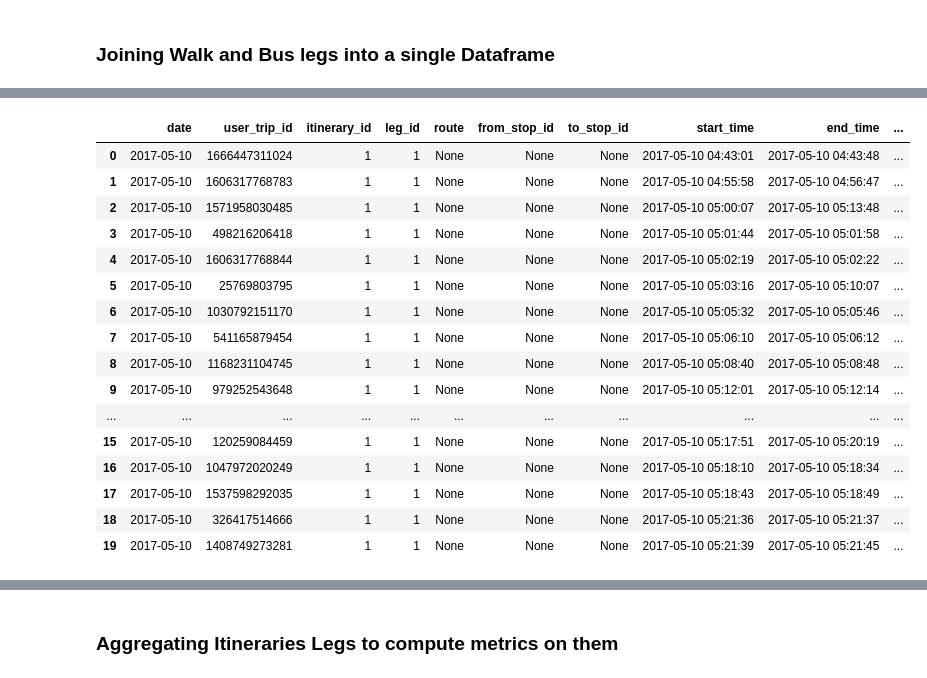
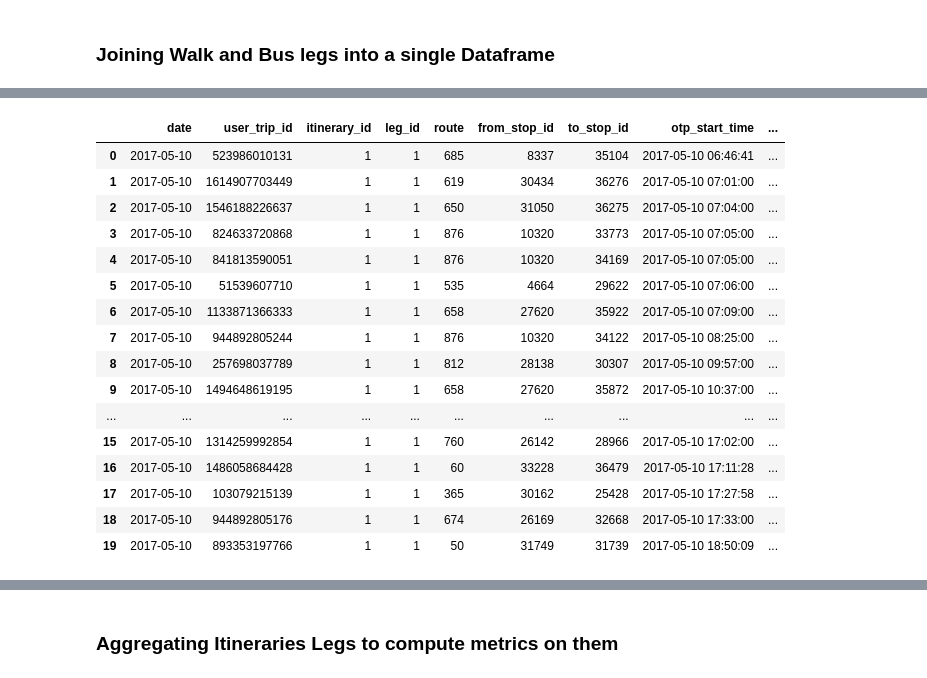
Before and after one commit to tarcisobraz/trips-optimality-exp, a Jupyter notebook: evaluate-trip-optimality-spark.ipynb, the cells around one changed output, grey strips where cells are left out. Saved outputs shown, nothing was run; the diff lists cells and outputs as text; code cells hidden in the pictures.

Commit message:
Checking correctness of experiment code and analyzing difference between real duration to best suggested itinerary duration for trips performed during a whole day.

```diff
--- a/evaluate-trip-optimality-spark.ipynb
+++ b/evaluate-trip-optimality-spark.ipynb
@@ -489,7 +467,7 @@ root
 trip_plans_df_end = trip_plans_start.withColumnRenamed('to_stop_id','stopPointId')
 trip_plans_start_end = trip_plans_df_end.join(clean_bus_trips_data2, ['date','route','busCode','tripNum','stopPointId'], how='inner') \
                         .na.drop(subset=['timestamp']) \
-                        .withColumn('timediff',F.abs(F.unix_timestamp(F.col('timestamp')) - F.unix_timestamp(F.col('end_time'))))
+                        .withColumn('timediff',F.abs(F.unix_timestamp(F.col('timestamp')) - F.unix_timestamp(F.col('otp_end_time'))))
 # %%
 trip_plans_start_end = trip_plans_start_end.withColumnRenamed('timestamp', 'to_timestamp') \
                 .withColumnRenamed('stopPointId','to_stop_id') \
@@ -528,4 +506,5 @@ root
  |-- timediff: long (nullable = true)
 # %%
 trips_actual_time = trip_plans_start_end.select(['date','user_trip_id','itinerary_id','leg_id','route','busCode','tripNum','from_stop_id','from_timestamp','to_stop_id','to_timestamp']) \
+                        .withColumn('actual_duration_mins', (F.unix_timestamp(F.col('to_timestamp')) - F.unix_timestamp(F.col('from_timestamp')))/60) \
                         .orderBy(['date','user_trip_id','itinerary_id','leg_id'])
@@ -545,0 +555,2 @@ printdf(trips_actual_time)
+# %%
+trips_actual_time_filtered = trips_actual_time.filter(trips_actual_time.actual_duration_mins > 0)
@@ -568,22 +584,22 @@ printdf(trips_plans_df,l=20)
 # %%
-trips_actual_itineraries = trips_plans_df.join(trips_actual_time, on=['date','user_trip_id','itinerary_id','leg_id', 'route', 'from_stop_id','to_stop_id'], how='left_outer')
+trips_actual_itineraries = trips_plans_df.join(trips_actual_time_filtered, on=['date','user_trip_id','itinerary_id','leg_id', 'route', 'from_stop_id','to_stop_id'], how='left_outer')
 # %%
-printdf(trips_actual_itineraries.orderBy(['itinerary_id','leg_id','start_time']), l=20)
+printdf(trips_actual_itineraries.filter('mode == \'BUS\'').orderBy(['itinerary_id','leg_id','otp_start_time']), l=20)
 # %% [output]
-|  | date | user_trip_id | itinerary_id | leg_id | route | from_stop_id | to_stop_id | start_time | end_time | ... |
-| 0 | 2017-05-10 | 1666447311024 | 1 | 1 | None | None | None | 2017-05-10 04:43:01 | 2017-05-10 04:43:48 | ... |
-| 1 | 2017-05-10 | 1606317768783 | 1 | 1 | None | None | None | 2017-05-10 04:55:58 | 2017-05-10 04:56:47 | ... |
-| 2 | 2017-05-10 | 1571958030485 | 1 | 1 | None | None | None | 2017-05-10 05:00:07 | 2017-05-10 05:13:48 | ... |
-| 3 | 2017-05-10 | 498216206418 | 1 | 1 | None | None | None | 2017-05-10 05:01:44 | 2017-05-10 05:01:58 | ... |
-| 4 | 2017-05-10 | 1606317768844 | 1 | 1 | None | None | None | 2017-05-10 05:02:19 | 2017-05-10 05:02:22 | ... |
-| 5 | 2017-05-10 | 25769803795 | 1 | 1 | None | None | None | 2017-05-10 05:03:16 | 2017-05-10 05:10:07 | ... |
-| 6 | 2017-05-10 | 1030792151170 | 1 | 1 | None | None | None | 2017-05-10 05:05:32 | 2017-05-10 05:05:46 | ... |
-| 7 | 2017-05-10 | 541165879454 | 1 | 1 | None | None | None | 2017-05-10 05:06:10 | 2017-05-10 05:06:12 | ... |
-| 8 | 2017-05-10 | 1168231104745 | 1 | 1 | None | None | None | 2017-05-10 05:08:40 | 2017-05-10 05:08:48 | ... |
-| 9 | 2017-05-10 | 979252543648 | 1 | 1 | None | None | None | 2017-05-10 05:12:01 | 2017-05-10 05:12:14 | ... |
-| ... | ... | ... | ... | ... | ... | ... | ... | ... | ... | ... |
-| 15 | 2017-05-10 | 120259084459 | 1 | 1 | None | None | None | 2017-05-10 05:17:51 | 2017-05-10 05:20:19 | ... |
-| 16 | 2017-05-10 | 1047972020249 | 1 | 1 | None | None | None | 2017-05-10 05:18:10 | 2017-05-10 05:18:34 | ... |
-| 17 | 2017-05-10 | 1537598292035 | 1 | 1 | None | None | None | 2017-05-10 05:18:43 | 2017-05-10 05:18:49 | ... |
-| 18 | 2017-05-10 | 326417514666 | 1 | 1 | None | None | None | 2017-05-10 05:21:36 | 2017-05-10 05:21:37 | ... |
-| 19 | 2017-05-10 | 1408749273281 | 1 | 1 | None | None | None | 2017-05-10 05:21:39 | 2017-05-10 05:21:45 | ... |
+|  | date | user_trip_id | itinerary_id | leg_id | route | from_stop_id | to_stop_id | otp_start_time | ... |
+| 0 | 2017-05-10 | 523986010131 | 1 | 1 | 685 | 8337 | 35104 | 2017-05-10 06:46:41 | ... |
+| 1 | 2017-05-10 | 1614907703449 | 1 | 1 | 619 | 30434 | 36276 | 2017-05-10 07:01:00 | ... |
+| 2 | 2017-05-10 | 1546188226637 | 1 | 1 | 650 | 31050 | 36275 | 2017-05-10 07:04:00 | ... |
+| 3 | 2017-05-10 | 824633720868 | 1 | 1 | 876 | 10320 | 33773 | 2017-05-10 07:05:00 | ... |
+| 4 | 2017-05-10 | 841813590051 | 1 | 1 | 876 | 10320 | 34169 | 2017-05-10 07:05:00 | ... |
+| 5 | 2017-05-10 | 51539607710 | 1 | 1 | 535 | 4664 | 29622 | 2017-05-10 07:06:00 | ... |
+| 6 | 2017-05-10 | 1133871366333 | 1 | 1 | 658 | 27620 | 35922 | 2017-05-10 07:09:00 | ... |
+| 7 | 2017-05-10 | 944892805244 | 1 | 1 | 876 | 10320 | 34122 | 2017-05-10 08:25:00 | ... |
+| 8 | 2017-05-10 | 257698037789 | 1 | 1 | 812 | 28138 | 30307 | 2017-05-10 09:57:00 | ... |
+| 9 | 2017-05-10 | 1494648619195 | 1 | 1 | 658 | 27620 | 35872 | 2017-05-10 10:37:00 | ... |
+| ... | ... | ... | ... | ... | ... | ... | ... | ... | ... |
+| 15 | 2017-05-10 | 1314259992854 | 1 | 1 | 760 | 26142 | 28966 | 2017-05-10 17:02:00 | ... |
+| 16 | 2017-05-10 | 1486058684428 | 1 | 1 | 60 | 33228 | 36479 | 2017-05-10 17:11:28 | ... |
+| 17 | 2017-05-10 | 103079215139 | 1 | 1 | 365 | 30162 | 25428 | 2017-05-10 17:27:58 | ... |
+| 18 | 2017-05-10 | 944892805176 | 1 | 1 | 674 | 26169 | 32668 | 2017-05-10 17:33:00 | ... |
+| 19 | 2017-05-10 | 893353197766 | 1 | 1 | 50 | 31749 | 31739 | 2017-05-10 18:50:09 | ... |
```
Also changed, not shown: parts of 57 cells of this notebook.
